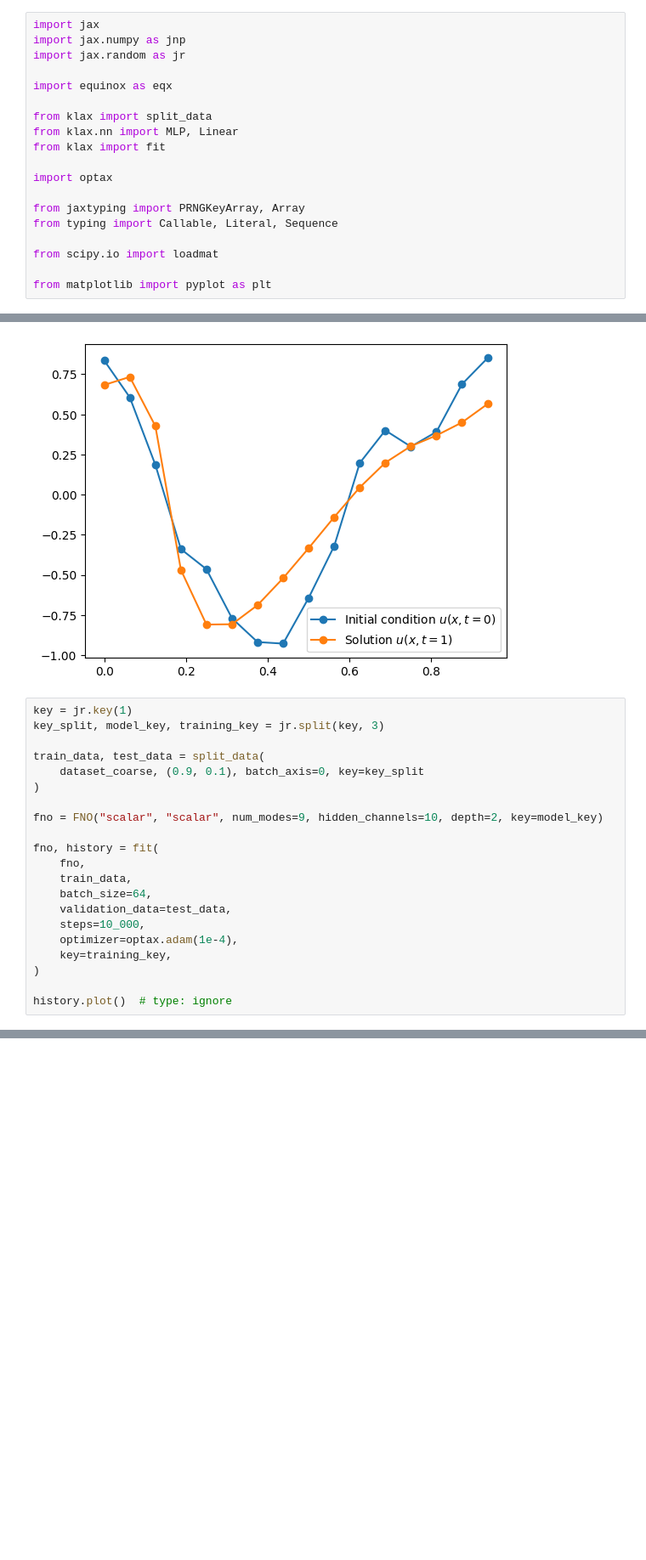
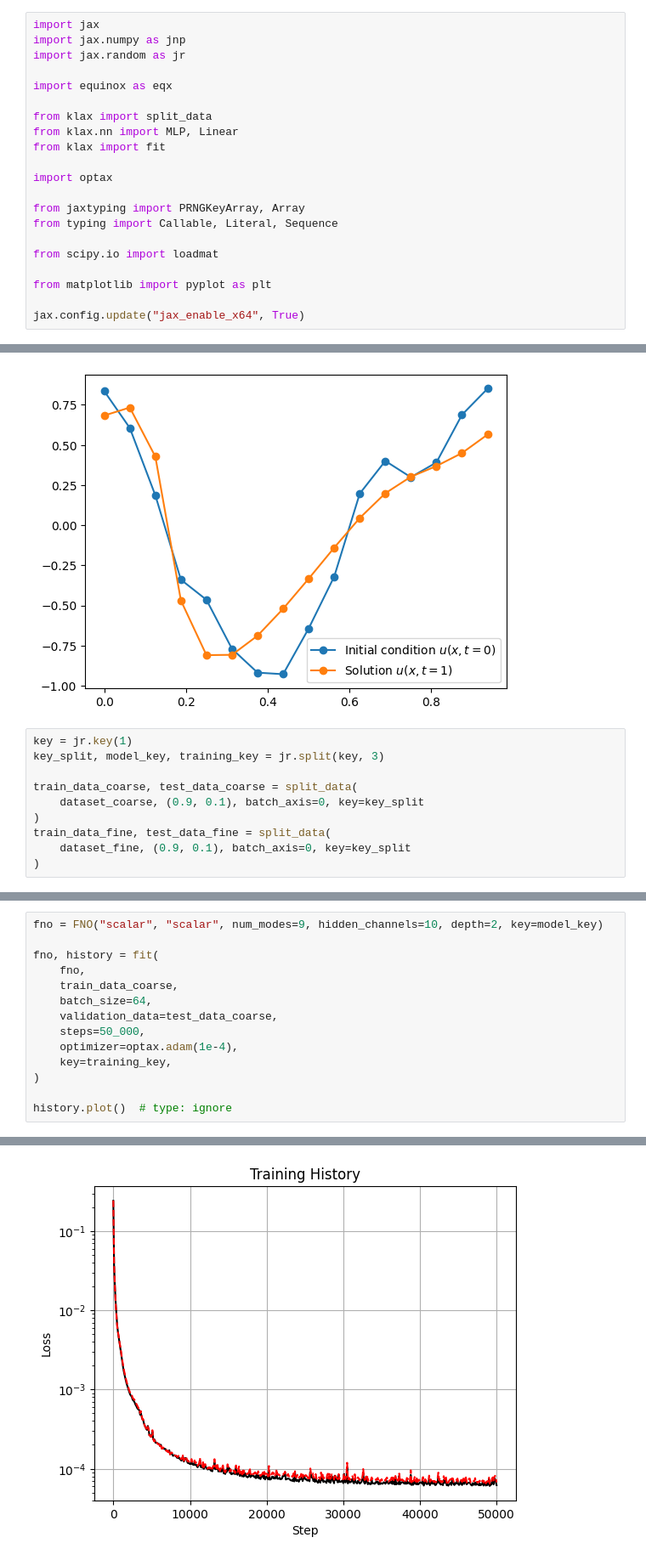
Before and after one commit to CPShub/LecturePhysicsAwareML, a Jupyter notebook: operator_learning/notebooks/1d_fno.ipynb, the cells around one changed output, grey strips where cells are left out. Shown at 85% size. Cells and saved outputs as stored; diff of their text form; blank space fills up the shorter version.

```diff
--- a/operator_learning/notebooks/1d_fno.ipynb
+++ b/operator_learning/notebooks/1d_fno.ipynb
@@ -17,6 +17,8 @@ from typing import Callable, Literal, Sequence
 from scipy.io import loadmat
 
 from matplotlib import pyplot as plt
+
+jax.config.update("jax_enable_x64", True)
 # %% [markdown]
 Ideas for tasks:
 1. Train FNO normally
@@ -245,20 +278,9 @@ In data shape = (2048, 8192, 2) (batch, space, channel)
 key = jr.key(1)
 key_split, model_key, training_key = jr.split(key, 3)
 
-train_data, test_data = split_data(
+train_data_coarse, test_data_coarse = split_data(
     dataset_coarse, (0.9, 0.1), batch_axis=0, key=key_split
 )
-
-fno = FNO("scalar", "scalar", num_modes=9, hidden_channels=10, depth=2, key=model_key)
-
-fno, history = fit(
-    fno,
-    train_data,
-    batch_size=64,
-    validation_data=test_data,
-    steps=10_000,
-    optimizer=optax.adam(1e-4),
-    key=training_key,
+train_data_fine, test_data_fine = split_data(
+    dataset_fine, (0.9, 0.1), batch_axis=0, key=key_split
 )
-
-history.plot()  # type: ignore
@@ -278,0 +287,15 @@ Step: 1200, Loss: 4.385e-03, Validation loss: 4.310e-03
+# %%
+fno = FNO("scalar", "scalar", num_modes=9, hidden_channels=10, depth=2, key=model_key)
+
+fno, history = fit(
+    fno,
+    train_data_coarse,
+    batch_size=64,
+    validation_data=test_data_coarse,
+    steps=50_000,
+    optimizer=optax.adam(1e-4),
+    key=training_key,
+)
+
+history.plot()  # type: ignore
+# %% [output]
@@ -279,2 +319,3 @@ Step: 1200, Loss: 4.385e-03, Validation loss: 4.310e-03
+[figure, added]
 # %%
 ## Evaluation
```
Also changed, not shown: parts of 10 cells of this notebook.
